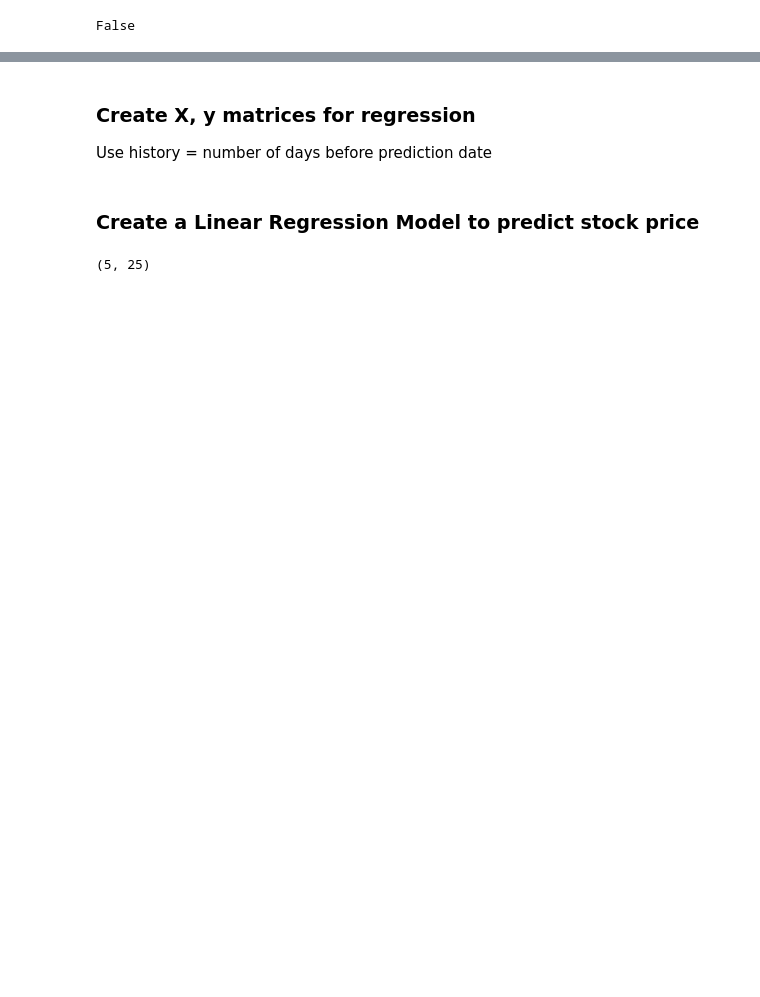
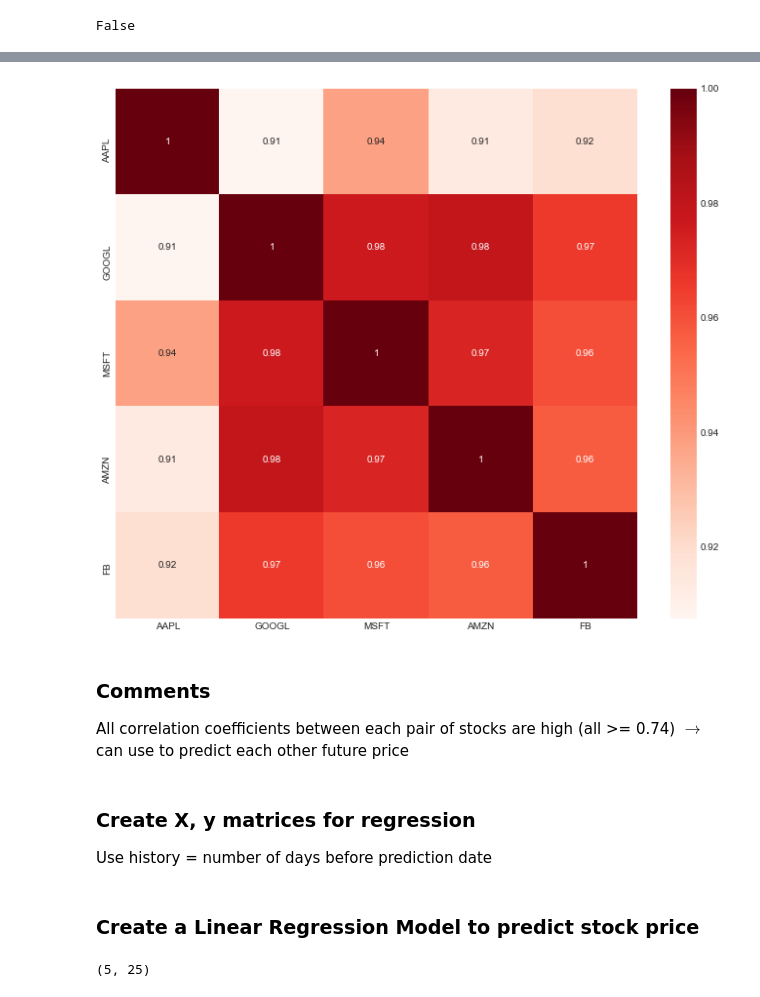
Before and after one commit to hieudd98/ml-class, a Jupyter notebook: regression.ipynb, the cells around one changed output, grey strips where cells are left out. Drawn from its saved outputs; the diff is of its cells as text; code cells hidden in the pictures; blank space fills up the shorter version.

```diff
--- a/regression.ipynb
+++ b/regression.ipynb
@@ -161,3 +198,14 @@ plt.show()
+# %%
+# spearman heat map
+plt.figure(figsize=(12,10))
+cor = df.corr(method='spearman')
+sns.heatmap(cor, annot=True, cmap=plt.cm.Reds)
+plt.show()
+# %% [output]
+[figure, added]
+# %% [markdown]
+### Comments
+All correlation coefficients between each pair of stocks are high (all >= 0.74) $\to$ can use to predict each other future price
 # %% [markdown]
 ### Create X, y matrices for regression
 Use history = number of days before prediction date
```
Also changed, not shown: parts of 25 cells of this notebook, 1 other file.
